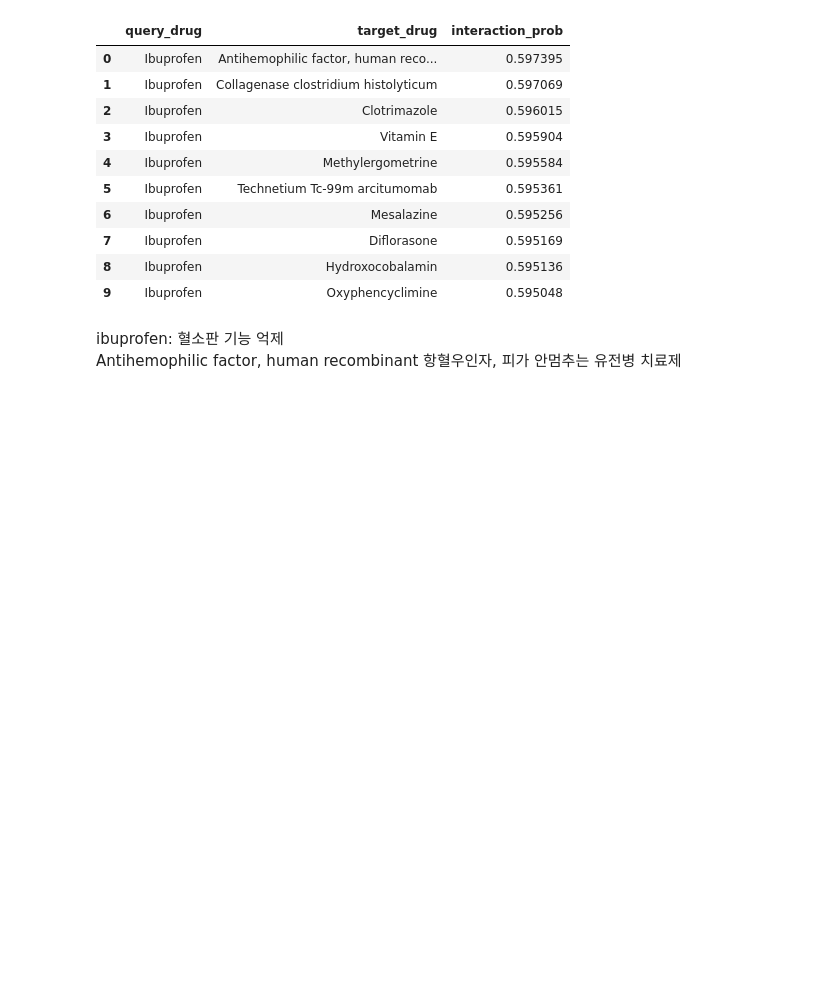
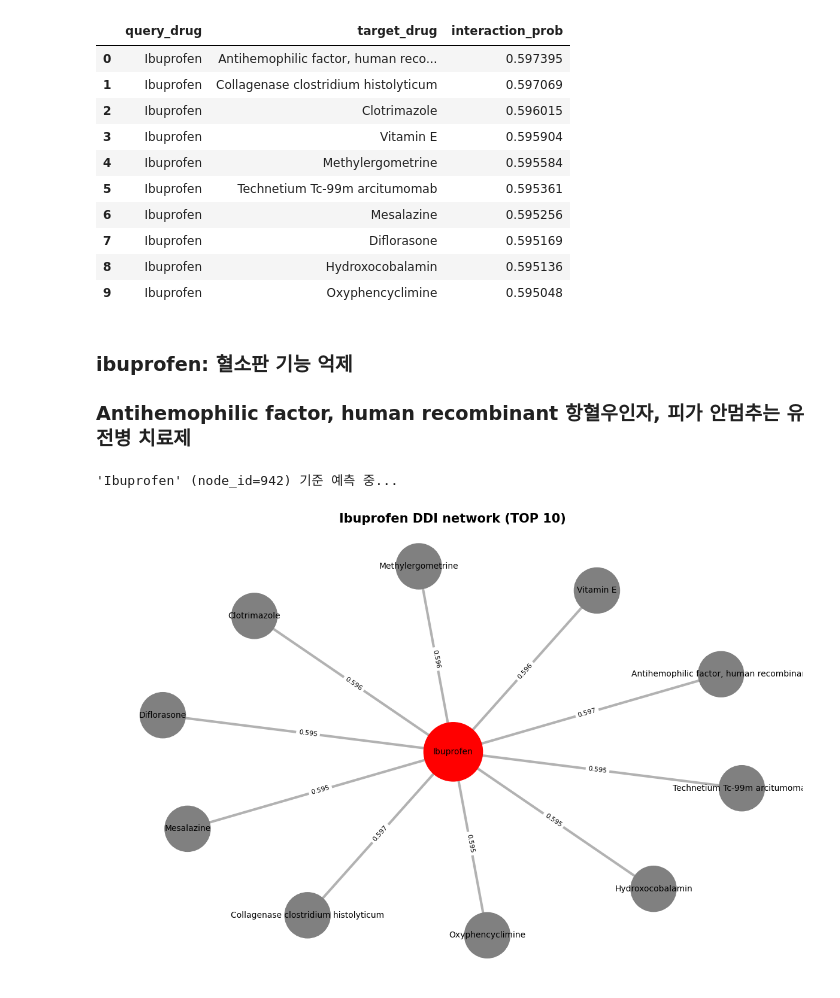
Before and after one commit to 202397101/DDI, a Jupyter notebook: ddi_node500.ipynb, the cells around one changed output. Drawn from its saved outputs; the diff is of its cells as text; code cells hidden in the pictures; blank space fills up the shorter version.

```diff
--- a/ddi_node500.ipynb
+++ b/ddi_node500.ipynb
@@ -346,5 +346,60 @@ if result_df is not None:
 | 8 | Ibuprofen | Hydroxocobalamin | 0.595136 |
 | 9 | Ibuprofen | Oxyphencyclimine | 0.595048 |
 # %% [markdown]
-ibuprofen: 혈소판 기능 억제 <br>
-Antihemophilic factor, human recombinant	항혈우인자, 피가 안멈추는 유전병 치료제
+### ibuprofen: 혈소판 기능 억제 <br>
+### Antihemophilic factor, human recombinant	항혈우인자, 피가 안멈추는 유전병 치료제
+# %%
+import networkx as nx
+import matplotlib.pyplot as plt
+
+# Ibuprofen 기준 TOP 10 예측
+result_df = predict_for_drug(state, graph, drug_name="Ibuprofen",
+                             drugs_lookup=drugs_lookup, top_k=10)
+
+if result_df is not None:
+    # 그래프 생성
+    G = nx.Graph()
+
+    # 중심 노드 추가
+    center = result_df["query_drug"].iloc[0]
+    G.add_node(center)
+
+    # 엣지 추가 (상호작용 확률을 weight로)
+    for _, row in result_df.iterrows():
+        G.add_node(row["target_drug"])
+        G.add_edge(center, row["target_drug"], weight=row["interaction_prob"])
+
+    # 레이아웃: 중심 약물을 가운데, 나머지를 주변에
+    pos = nx.spring_layout(G, seed=42)
+    pos[center] = (0, 0)  # Ibuprofen 중앙 고정
+
+    # 엣지 두께 = 상호작용 확률
+    weights = [G[u][v]["weight"] * 5 for u, v in G.edges()]
+
+    # 색상: 중심 노드는 빨강, 나머지는 파랑
+    node_colors = ["red" if n == center else "grey" for n in G.nodes()]
+    node_sizes  = [5000 if n == center else 3000 for n in G.nodes()]
+
+    fig, ax = plt.subplots(figsize=(12, 8))
+
+    # 노드 & 엣지 그리기
+    nx.draw_networkx_nodes(G, pos, node_color=node_colors,
+                           node_size=node_sizes, ax=ax)
+    nx.draw_networkx_edges(G, pos, width=weights,
+                           edge_color="gray", alpha=0.6, ax=ax)
+    nx.draw_networkx_labels(G, pos, font_size=10,
+                            font_color="black", ax=ax)
+
+    # 엣지 레이블: 확률값
+    edge_labels = {(center, row["target_drug"]): f"{row['interaction_prob']:.3f}"
+                   for _, row in result_df.iterrows()}
+    nx.draw_networkx_edge_labels(G, pos, edge_labels=edge_labels,
+                                 font_size=8, ax=ax)
+
+    ax.set_title(f"{center} DDI network (TOP 10)", fontsize=15, fontweight="bold")
+    ax.axis("off")
+    plt.tight_layout()
+    plt.show()
+# %% [output]
+'Ibuprofen' (node_id=942) 기준 예측 중...
+[figure, added]
```
